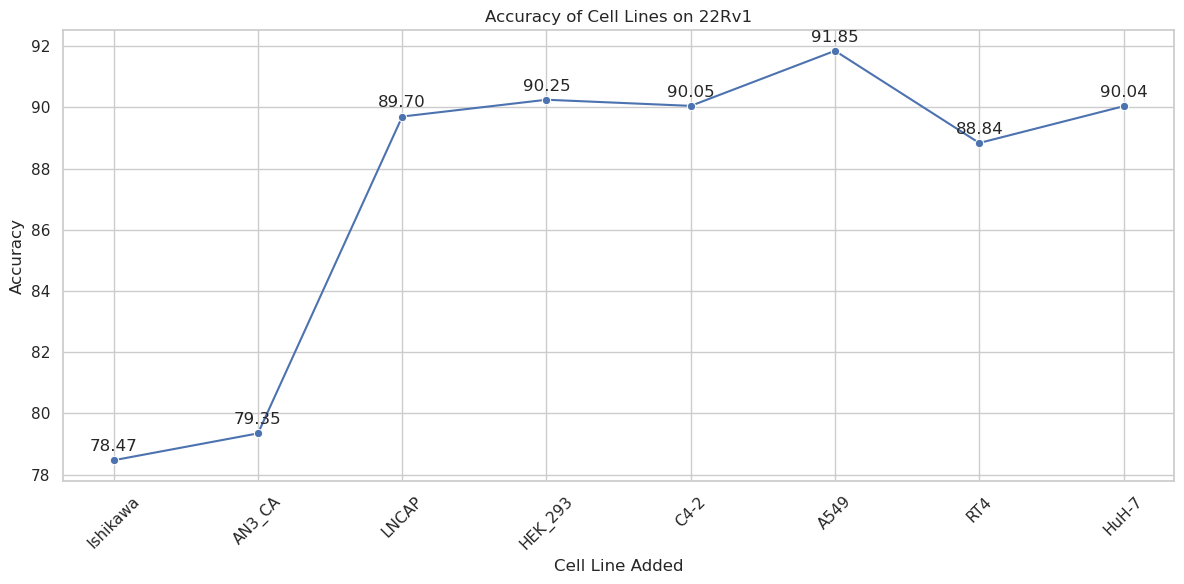
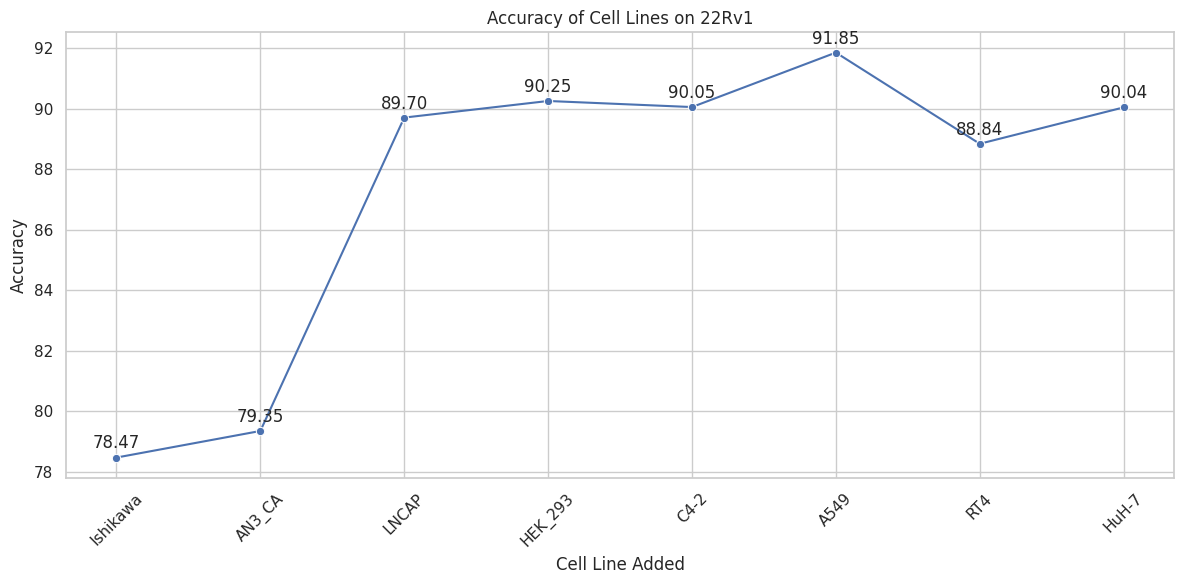
Code edit (unified diff) that turned the first committed figure into the second:
--- before
+++ after
@@ -30,3 +30,4 @@
 
 plt.tight_layout()
+plt.savefig("/data1/home/trodriguez/Accuracy_22Rv1.pdf")
 plt.show()

Commit: Incorporating Past Year's Analysis Changes